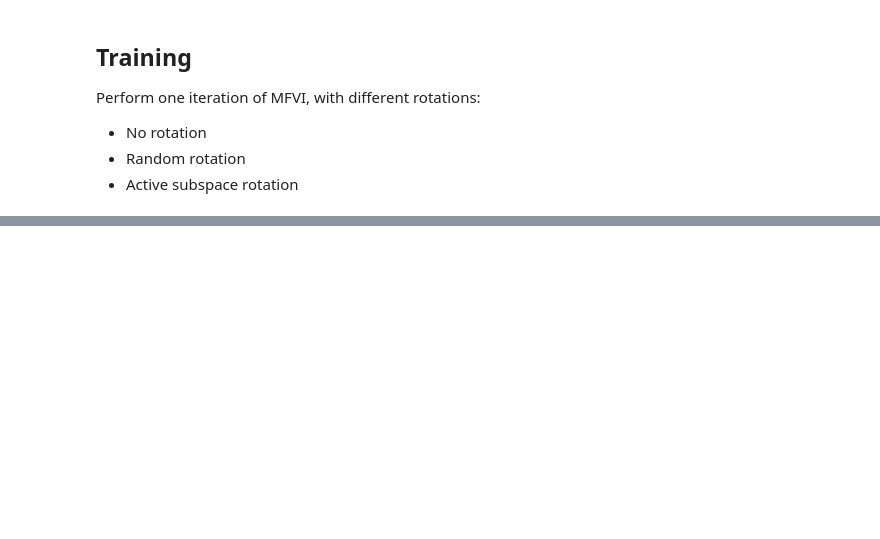
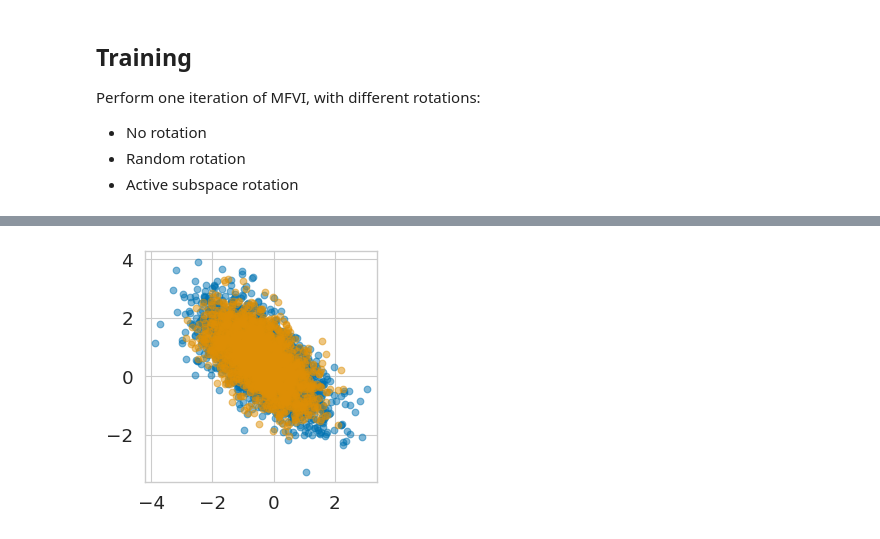
Before and after one commit to liusf15/iterative-gaussianization, a Jupyter notebook: experiments/BayesianLogistic.ipynb, the cells around one changed output, grey strips where cells are left out. Cells and saved outputs as stored; diff of their text form; code cells hidden in the pictures; blank space fills up the shorter version.

```diff
--- a/experiments/BayesianLogistic.ipynb
+++ b/experiments/BayesianLogistic.ipynb
@@ -160,0 +187,5 @@ Text(0.5, 1.0, 'Active subspace')
+# %%
+fig, ax = plt.subplots(1, 1, figsize=(3, 3))
+make_scatter_plot(ax, AS_samples[2])
+# %% [output]
+[figure, added]
```
Also changed, not shown: parts of 10 cells of this notebook, 1 other file.
